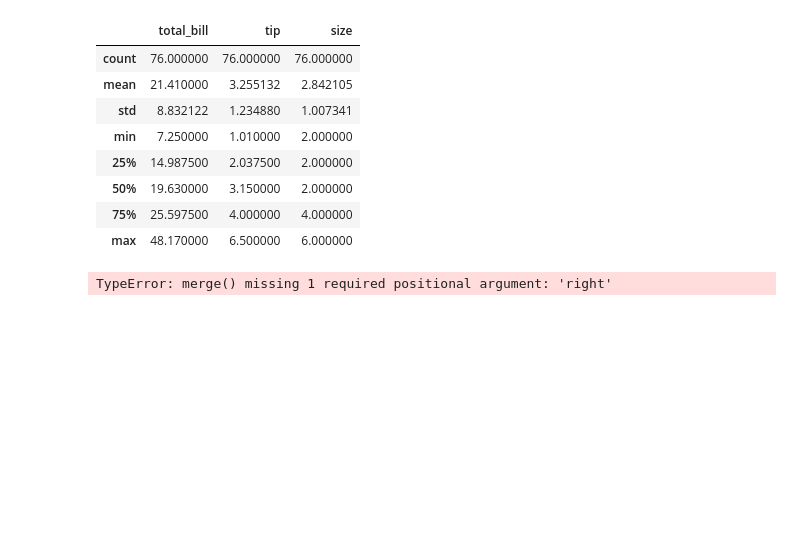
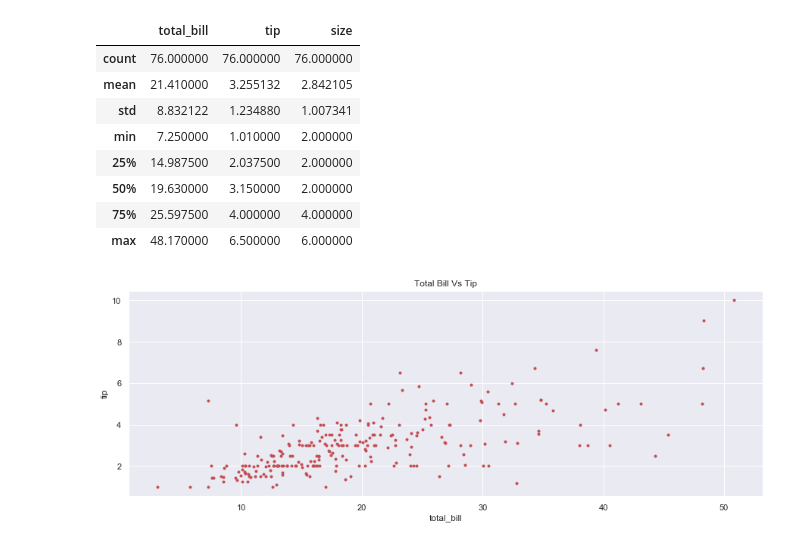
Before and after one commit to kennycolsh/Fundamentals-Ass1, a Jupyter notebook: FundDataAss1.ipynb, the cells around one changed output. Drawn from its saved outputs; the diff is of its cells as text; code cells hidden in the pictures; blank space fills up the shorter version.

Commit message:
Added 3D plots, Scatterplots on Tip v's total bill

```diff
--- a/FundDataAss1.ipynb
+++ b/FundDataAss1.ipynb
@@ -174,7 +175,3 @@ df.describe()
 | 50% | 19.630000 | 3.150000 | 2.000000 |
 | 75% | 25.597500 | 4.000000 | 4.000000 |
 | max | 48.170000 | 6.500000 | 6.000000 |
-# %%
-data = pd.merge(pd.merge('day'))
-# %% [output]
-TypeError: merge() missing 1 required positional argument: 'right'
@@ -180,0 +180,9 @@ TypeError: merge() missing 1 required positional argument: 'right'
+# %%
+plt.plot(df['total_bill'], df['tip'], 'r.')
+plt.ylabel('tip')
+plt.xlabel('total_bill')
+plt.title('Total Bill Vs Tip')
+plt.grid(True)
+plt.rcParams['figure.figsize']=[15,5]
+# %% [output]
+[figure, added]
```
Also changed, not shown: parts of 6 cells of this notebook.
